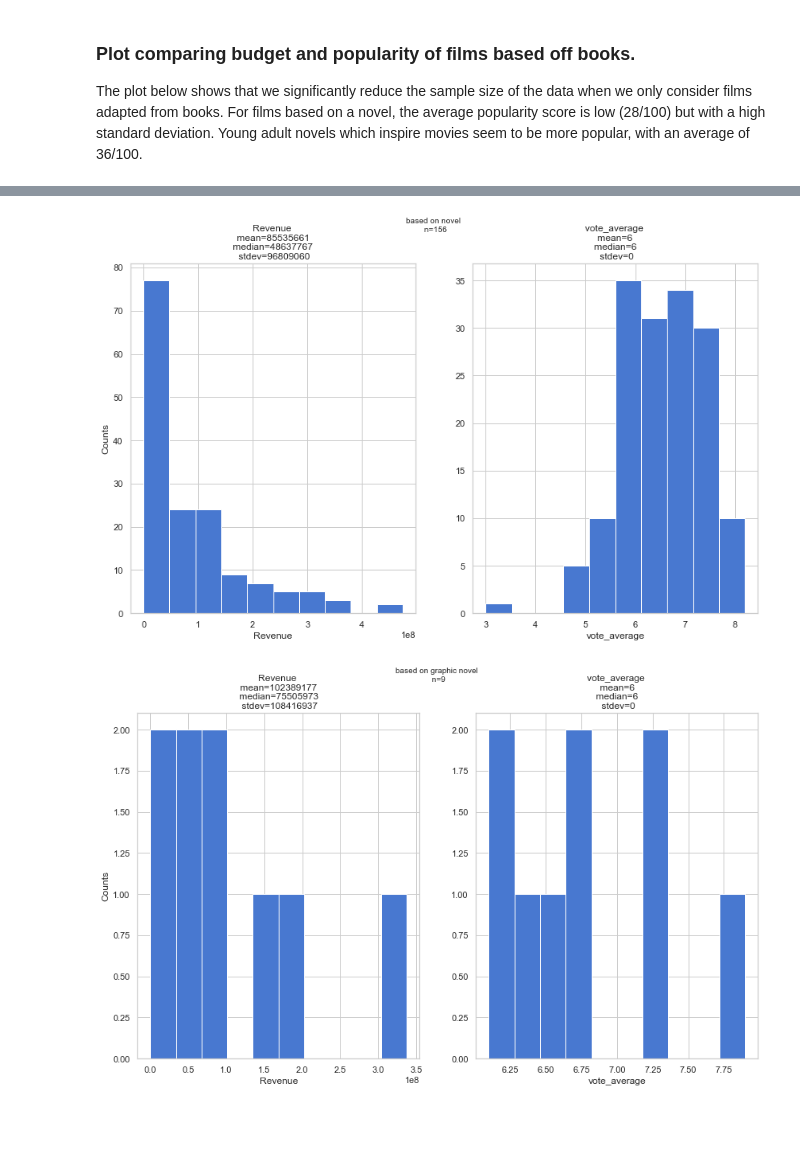
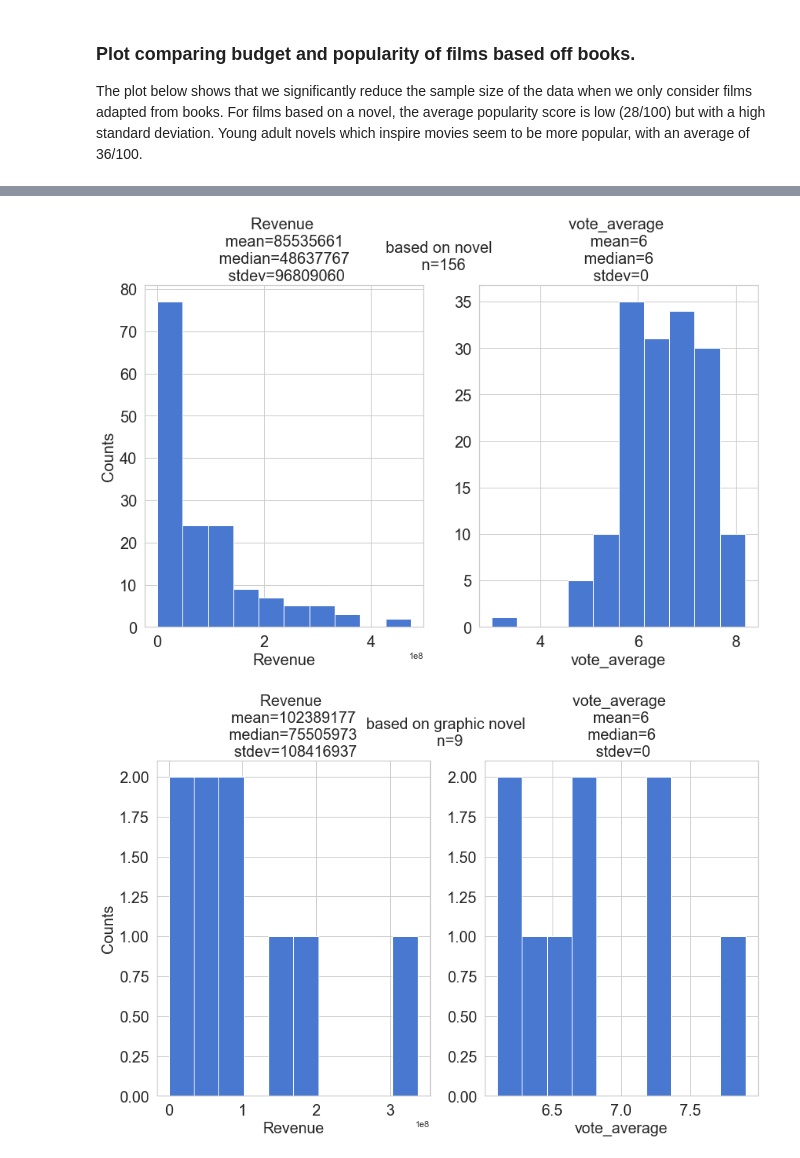
Before and after one commit to dluo96/datatonic-challenge, a Jupyter notebook: data-visualisation/Category_plots.ipynb, the cells around one changed output, grey strips where cells are left out. Drawn from its saved outputs; the diff is of its cells as text; code cells hidden in the pictures; blank space fills up the shorter version.

```diff
--- a/data-visualisation/Category_plots.ipynb
+++ b/data-visualisation/Category_plots.ipynb
@@ -12,6 +12,8 @@ import pickle
 import json
 import os
 sns.set(style="whitegrid")
+
+pltfontsize = 20
 # %%
 pd.options.display.max_rows = 10
 # plot colours
@@ -185,15 +204,20 @@ for collect_type in collect_these.keys():
 
         f, (ax1, ax2) = plt.subplots(1, 2, figsize=(14,8))
         ax1 = thisgenre_df['budget'].hist(ax=ax1)
-        ax1.set_title('Budget \n mean=%d \n median=%d \n stdev=%d' % (thisgenre_df['budget'].mean(), thisgenre_df['budget'].median(), thisgenre_df['budget'].std()))
-        ax1.set_ylabel('Counts')
-        ax1.set_xlabel('Budget')
+        ax1.set_title('Budget \n mean=%d \n median=%d \n stdev=%d' % (thisgenre_df['budget'].mean(), thisgenre_df['budget'].median(), thisgenre_df['budget'].std()),
+                     fontsize=pltfontsize)
+        ax1.set_ylabel('Counts', fontsize=pltfontsize)
+        ax1.set_xlabel('Budget', fontsize=pltfontsize)
 
 
         ax2 = thisgenre_df['popularity'].hist(ax=ax2)
-        ax2.set_title('Popularity \n mean=%d \n median=%d \n stdev=%d' % (thisgenre_df['popularity'].mean(), thisgenre_df['popularity'].median(), thisgenre_df['popularity'].std()))
-        ax2.set_xlabel('Popularity')
+        ax2.set_title('Popularity \n mean=%d \n median=%d \n stdev=%d' % (thisgenre_df['popularity'].mean(), thisgenre_df['popularity'].median(), thisgenre_df['popularity'].std())
+                     , fontsize=pltfontsize)
+        ax2.set_xlabel('Popularity', fontsize=pltfontsize)
+        ax1.tick_params(labelsize=pltfontsize)
+        ax2.tick_params(labelsize=pltfontsize)
 
-        f.suptitle('%s \n n=%d' % (id_maps[collect_type][str(x)], len(thisgenre_df)), fontsize=10)
+
+        f.suptitle('%s \n n=%d' % (id_maps[collect_type][str(x)], len(thisgenre_df)), fontsize=pltfontsize)
         plt.savefig(plot_dir+"category_plots_for_novel_budget_popularity.png")
 # %% [output]
@@ -203,23 +227,28 @@ for collect_type in collect_these.keys():
 # %%
 # Additional plots of revenue and vote_average
 collect_these = {'keywords': [818, 18712, 223438]}
 for collect_type in collect_these.keys():
     for x in collect_these[collect_type]:
         thisgenre_df = retrieve_category(movie_details_neat_trimmed, collect_type, x, 'id', save_dir=plot_dir)
 
         f, (ax1, ax2) = plt.subplots(1, 2, figsize=(14,8))
         ax1 = thisgenre_df['revenue'].hist(ax=ax1)
-        ax1.set_title('Revenue \n mean=%d \n median=%d \n stdev=%d' % (thisgenre_df['revenue'].mean(), thisgenre_df['revenue'].median(), thisgenre_df['revenue'].std()))
-        ax1.set_ylabel('Counts')
-        ax1.set_xlabel('Revenue')
+        ax1.set_title('Revenue \n mean=%d \n median=%d \n stdev=%d' % (thisgenre_df['revenue'].mean(), thisgenre_df['revenue'].median(), thisgenre_df['revenue'].std()),
+                     fontsize=pltfontsize)
+        ax1.set_ylabel('Counts', fontsize=pltfontsize)
+        ax1.set_xlabel('Revenue', fontsize=pltfontsize)
 
 
         ax2 = thisgenre_df['vote_average'].hist(ax=ax2)
-        ax2.set_title('vote_average \n mean=%d \n median=%d \n stdev=%d' % (thisgenre_df['vote_average'].mean(), thisgenre_df['vote_average'].median(), thisgenre_df['vote_average'].std()))
-        ax2.set_xlabel('vote_average')
+        ax2.set_title('vote_average \n mean=%d \n median=%d \n stdev=%d' % (thisgenre_df['vote_average'].mean(), thisgenre_df['vote_average'].median(), thisgenre_df['vote_average'].std()),
+                     fontsize=pltfontsize)
+        ax2.set_xlabel('vote_average', fontsize=pltfontsize)
 
-        f.suptitle('%s \n n=%d' % (id_maps[collect_type][str(x)], len(thisgenre_df)), fontsize=10)
+        ax1.tick_params(labelsize=pltfontsize)
+        ax2.tick_params(labelsize=pltfontsize)
+
+        f.suptitle('%s \n n=%d' % (id_maps[collect_type][str(x)], len(thisgenre_df)), fontsize=pltfontsize)
         plt.savefig(plot_dir+"category_plots_for_novel_revenue_vote_average.png")
 # %% [output]
-[figure, old version]
+[figure, new version]
-[figure, old version]
+[figure, new version]
```
Also changed, not shown: parts of 6 cells of this notebook, 6 other files.
